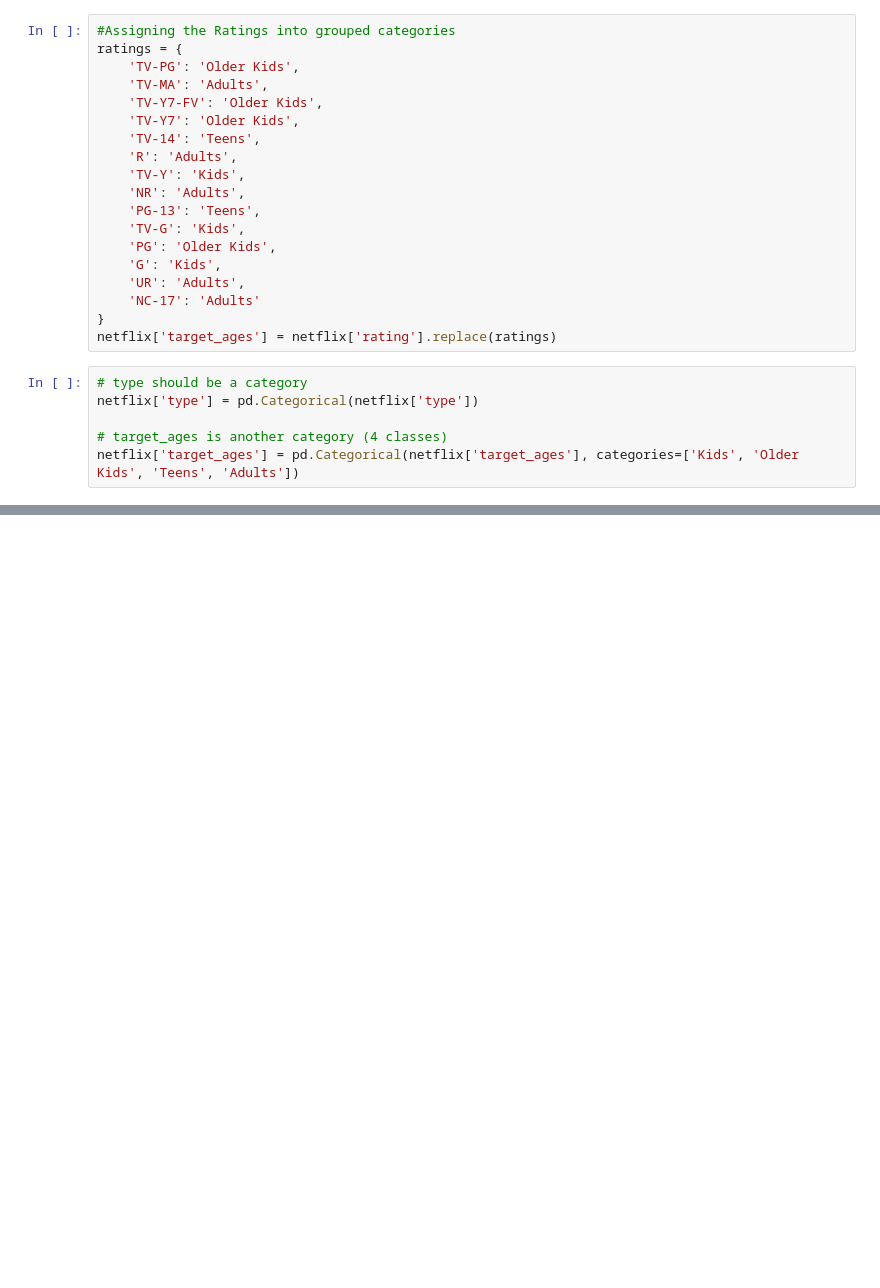
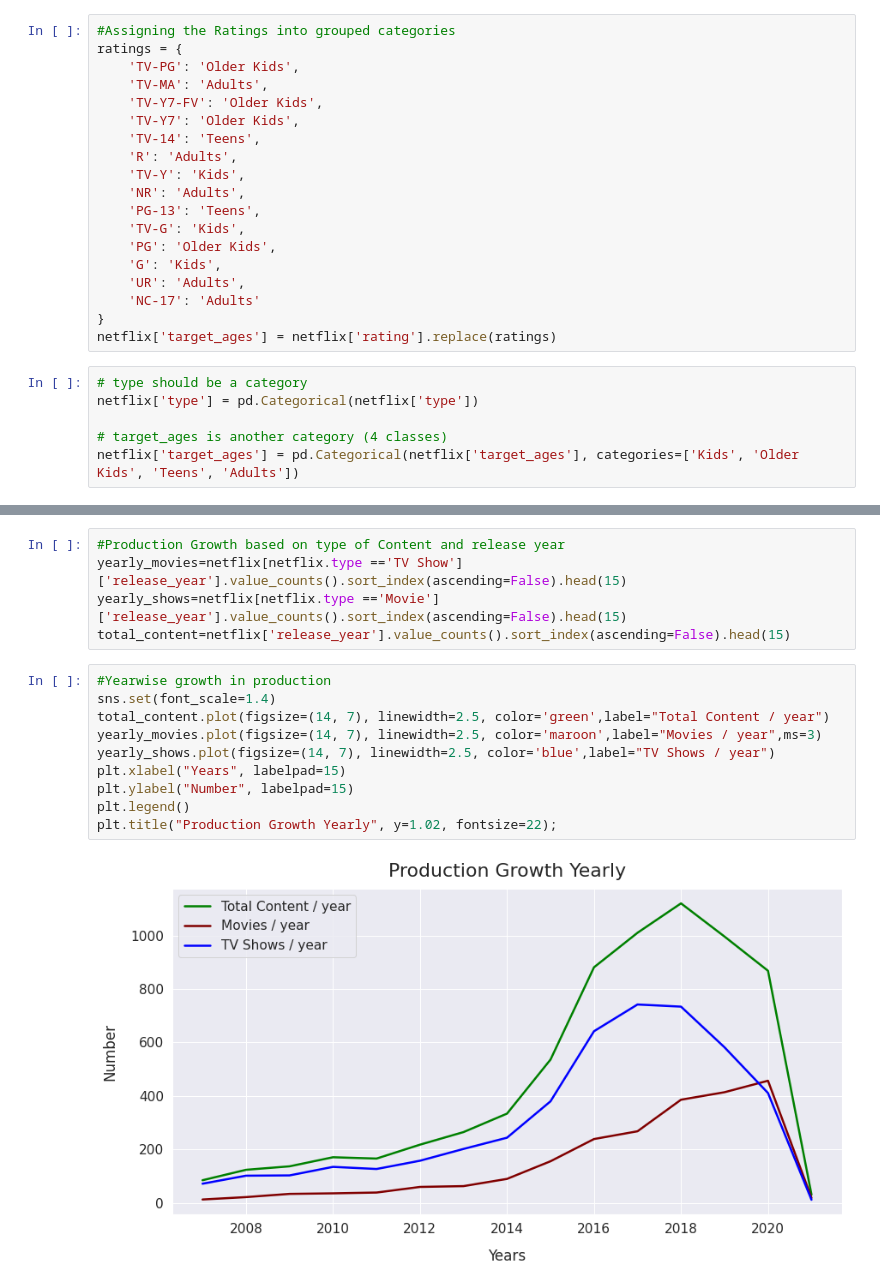
Before and after one commit to rashmi-biswas/Netflix_movies_tvshows_clustering, a Jupyter notebook: NETFLIX_MOVIES_&_TV_SHOWS_CLUSTERING.ipynb, the cells around one changed output, grey strips where cells are left out. Saved outputs shown, nothing was run; the diff lists cells and outputs as text; blank space fills up the shorter version.

```diff
--- a/NETFLIX_MOVIES_&_TV_SHOWS_CLUSTERING.ipynb
+++ b/NETFLIX_MOVIES_&_TV_SHOWS_CLUSTERING.ipynb
@@ -246,0 +279,17 @@ netflix.head()
+# %%
+#Production Growth based on type of Content and release year
+yearly_movies=netflix[netflix.type =='TV Show']['release_year'].value_counts().sort_index(ascending=False).head(15)
+yearly_shows=netflix[netflix.type =='Movie']['release_year'].value_counts().sort_index(ascending=False).head(15)
+total_content=netflix['release_year'].value_counts().sort_index(ascending=False).head(15)
+# %%
+#Yearwise growth in production
+sns.set(font_scale=1.4)
+total_content.plot(figsize=(14, 7), linewidth=2.5, color='green',label="Total Content / year")
+yearly_movies.plot(figsize=(14, 7), linewidth=2.5, color='maroon',label="Movies / year",ms=3)
+yearly_shows.plot(figsize=(14, 7), linewidth=2.5, color='blue',label="TV Shows / year")
+plt.xlabel("Years", labelpad=15)
+plt.ylabel("Number", labelpad=15)
+plt.legend()
+plt.title("Production Growth Yearly", y=1.02, fontsize=22);
+# %% [output]
+[figure, added]
```
Also changed, not shown: parts of 15 cells of this notebook.
